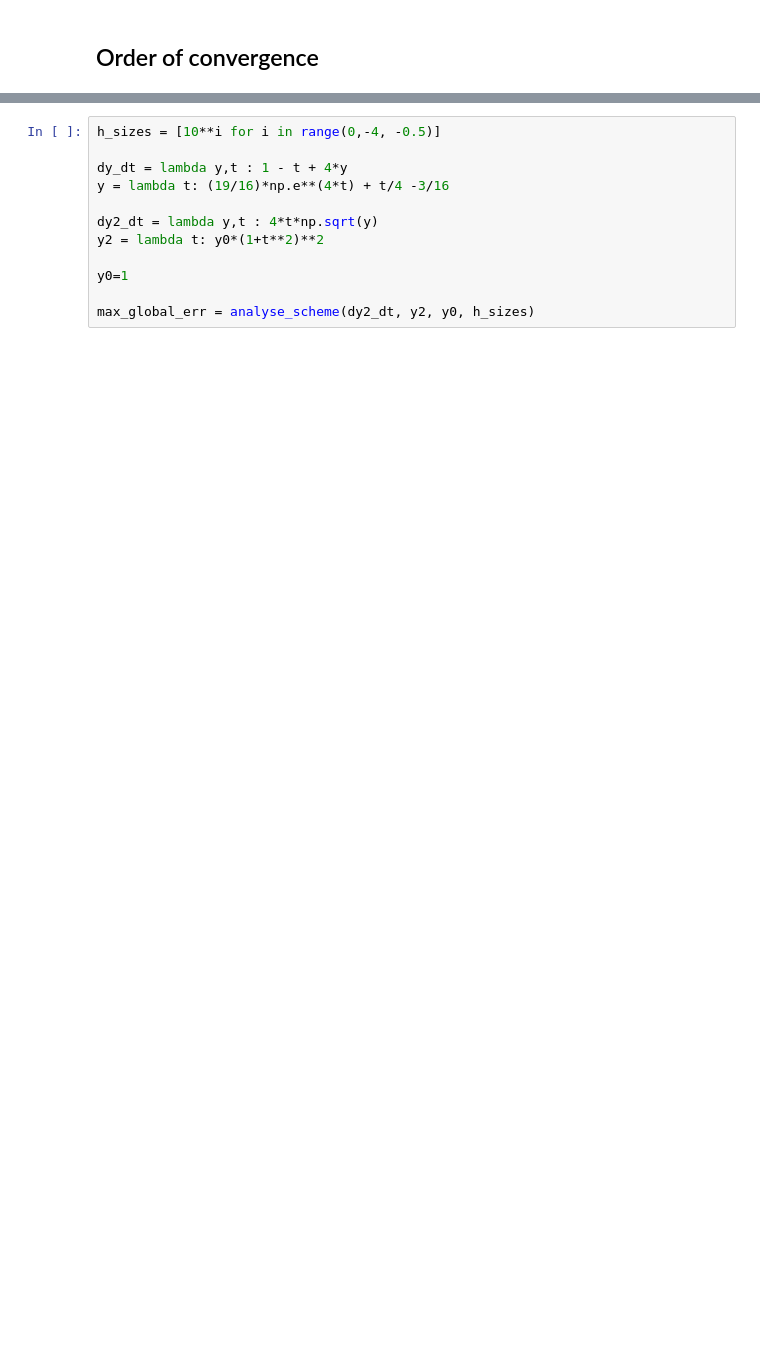
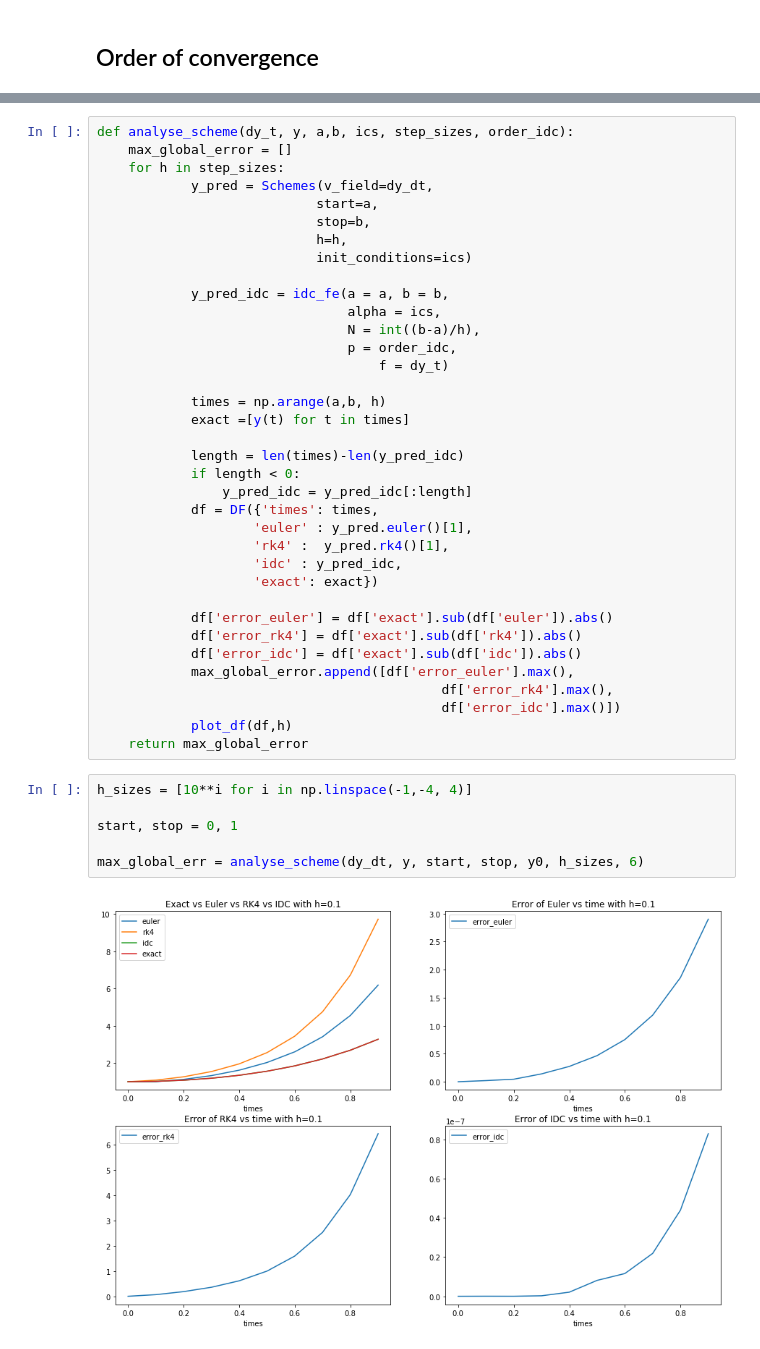
Before and after one commit to turbulencelover/time-integration-solvers, a Jupyter notebook: SolversPY.ipynb, the cells around one changed output, grey strips where cells are left out. Saved outputs shown, nothing was run; the diff lists cells and outputs as text; blank space fills up the shorter version.

```diff
--- a/SolversPY.ipynb
+++ b/SolversPY.ipynb
@@ -329,12 +297,44 @@ def analyse_scheme(dy_t, y, ics, step_sizes):
-# %%
-h_sizes = [10**i for i in range(0,-4, -0.5)]
-
-dy_dt = lambda y,t : 1 - t + 4*y
-y = lambda t: (19/16)*np.e**(4*t) + t/4 -3/16
-
-dy2_dt = lambda y,t : 4*t*np.sqrt(y)
-y2 = lambda t: y0*(1+t**2)**2
-
-y0=1
-
-max_global_err = analyse_scheme(dy2_dt, y2, y0, h_sizes)
+# %%
+def analyse_scheme(dy_t, y, a,b, ics, step_sizes, order_idc):
+    max_global_error = []
+    for h in step_sizes:
+            y_pred = Schemes(v_field=dy_dt,
+                            start=a,
+                            stop=b,
+                            h=h,
+                            init_conditions=ics)
+
+            y_pred_idc = idc_fe(a = a, b = b,
+                                alpha = ics,
+                                N = int((b-a)/h),
+                                p = order_idc,
+                                    f = dy_t)
+
+            times = np.arange(a,b, h)
+            exact =[y(t) for t in times]
+
+            length = len(times)-len(y_pred_idc)
+            if length < 0:
+                y_pred_idc = y_pred_idc[:length]
+            df = DF({'times': times,
+                    'euler' : y_pred.euler()[1],
+                    'rk4' :  y_pred.rk4()[1],
+                    'idc' : y_pred_idc,
+                    'exact': exact})
+
+            df['error_euler'] = df['exact'].sub(df['euler']).abs()
+            df['error_rk4'] = df['exact'].sub(df['rk4']).abs()
+            df['error_idc'] = df['exact'].sub(df['idc']).abs()
+            max_global_error.append([df['error_euler'].max(),
+                                            df['error_rk4'].max(),
+                                            df['error_idc'].max()])
+            plot_df(df,h)
+    return max_global_error
+# %%
+h_sizes = [10**i for i in np.linspace(-1,-4, 4)]
+
+start, stop = 0, 1
+
+max_global_err = analyse_scheme(dy_dt, y, start, stop, y0, h_sizes, 6)
+# %% [output]
+[figure, added]
```
Also changed, not shown: parts of 20 cells of this notebook.
